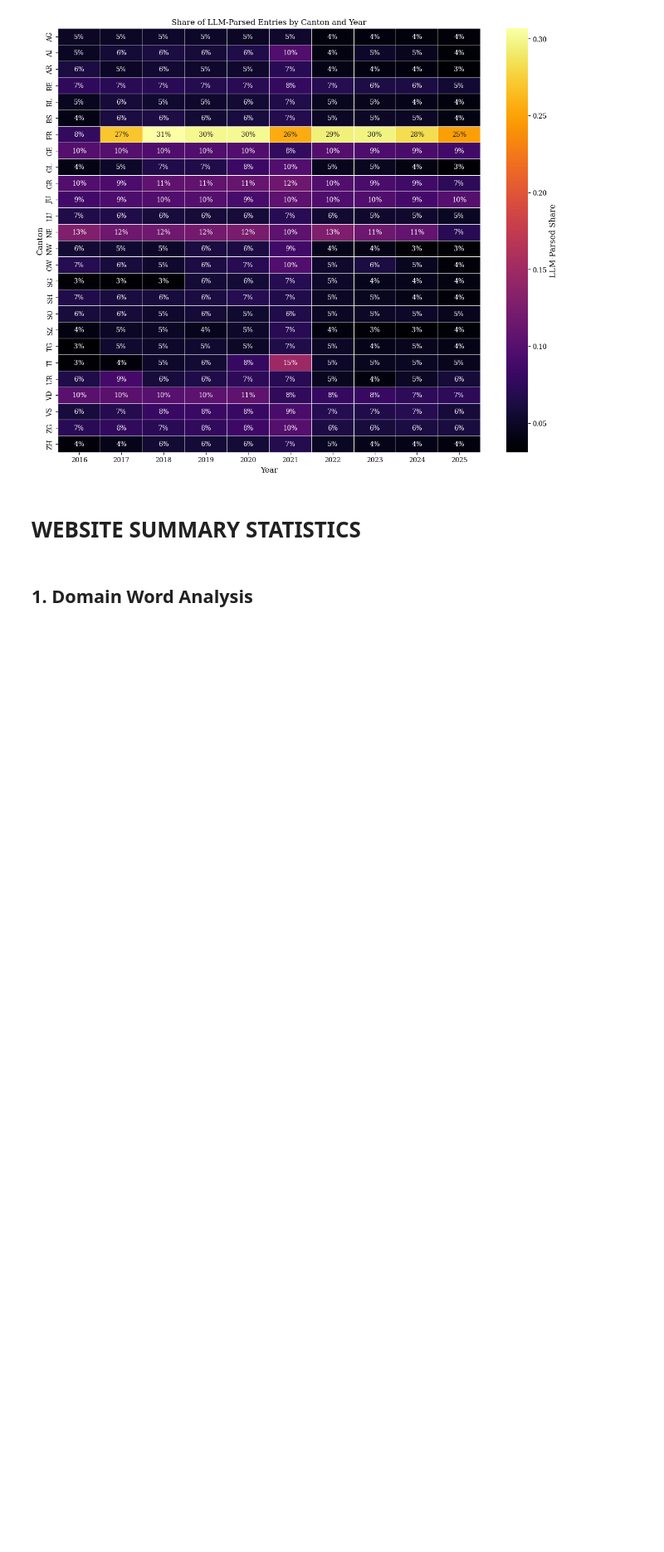
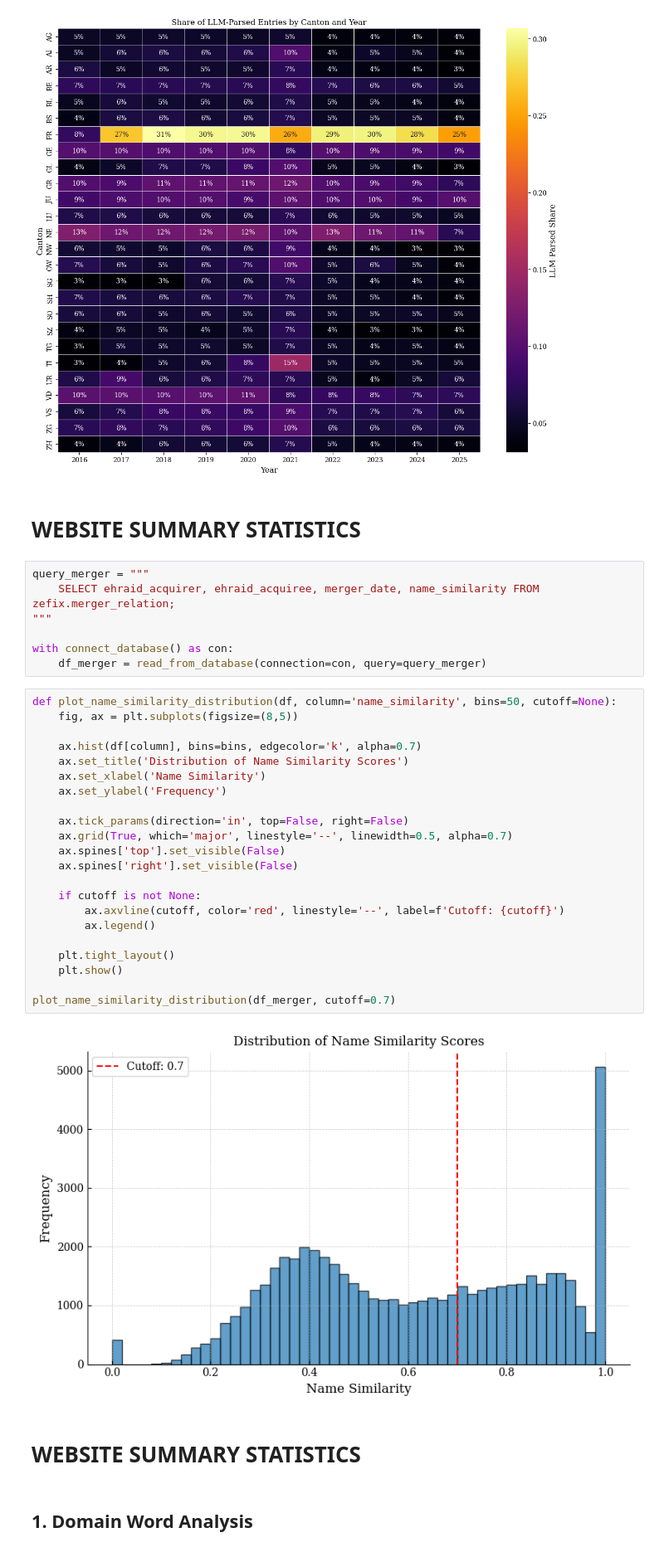
Before and after one commit to MaBlock7/company_success_prediction, a Jupyter notebook: notebooks/summary_statistics.ipynb, the cells around one changed output. Shown: that part at 83% size. Drawn from its saved outputs; the diff is of its cells as text; blank space fills up the shorter version.

```diff
--- a/notebooks/summary_statistics.ipynb
+++ b/notebooks/summary_statistics.ipynb
@@ -173,6 +175,39 @@ plt.savefig('../reports/figures/summary_heatmap.png')
 [figure]
 # %% [markdown]
 # WEBSITE SUMMARY STATISTICS
+# %%
+query_merger = """
+    SELECT ehraid_acquirer, ehraid_acquiree, merger_date, name_similarity FROM zefix.merger_relation;
+"""
+
+with connect_database() as con:
+    df_merger = read_from_database(connection=con, query=query_merger)
+# %%
+def plot_name_similarity_distribution(df, column='name_similarity', bins=50, cutoff=None):
+    fig, ax = plt.subplots(figsize=(8,5))
+
+    ax.hist(df[column], bins=bins, edgecolor='k', alpha=0.7)
+    ax.set_title('Distribution of Name Similarity Scores')
+    ax.set_xlabel('Name Similarity')
+    ax.set_ylabel('Frequency')
+
+    ax.tick_params(direction='in', top=False, right=False)
+    ax.grid(True, which='major', linestyle='--', linewidth=0.5, alpha=0.7)
+    ax.spines['top'].set_visible(False)
+    ax.spines['right'].set_visible(False)
+
+    if cutoff is not None:
+        ax.axvline(cutoff, color='red', linestyle='--', label=f'Cutoff: {cutoff}')
+        ax.legend()
+
+    plt.tight_layout()
+    plt.show()
+
+plot_name_similarity_distribution(df_merger, cutoff=0.7)
+# %% [output]
+[figure, added]
+# %% [markdown]
+# WEBSITE SUMMARY STATISTICS
 # %% [markdown]
 ## 1. Domain Word Analysis
 # %%
```
Also changed, not shown: parts of 1 cell of this notebook, 4 other files.
